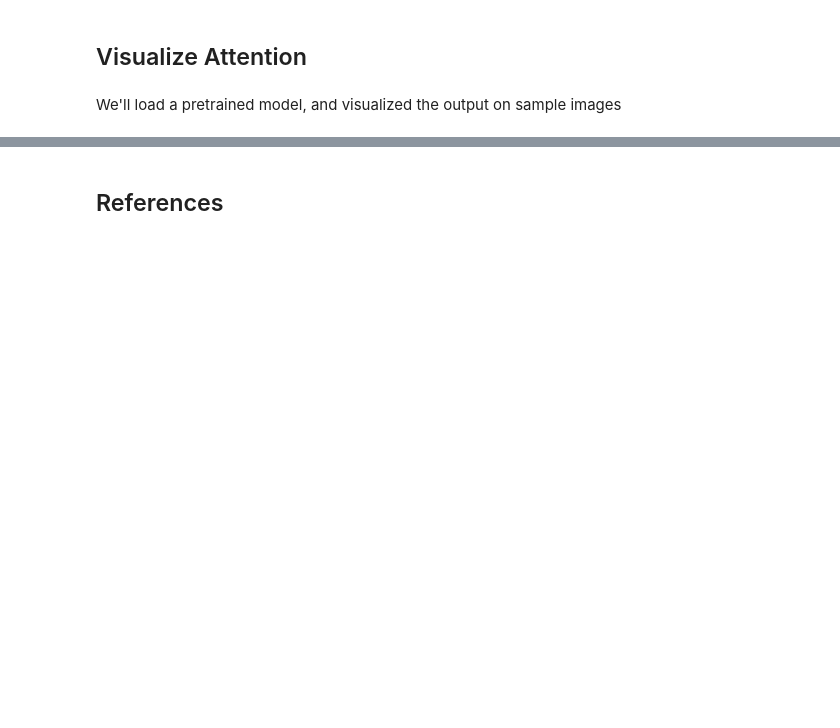
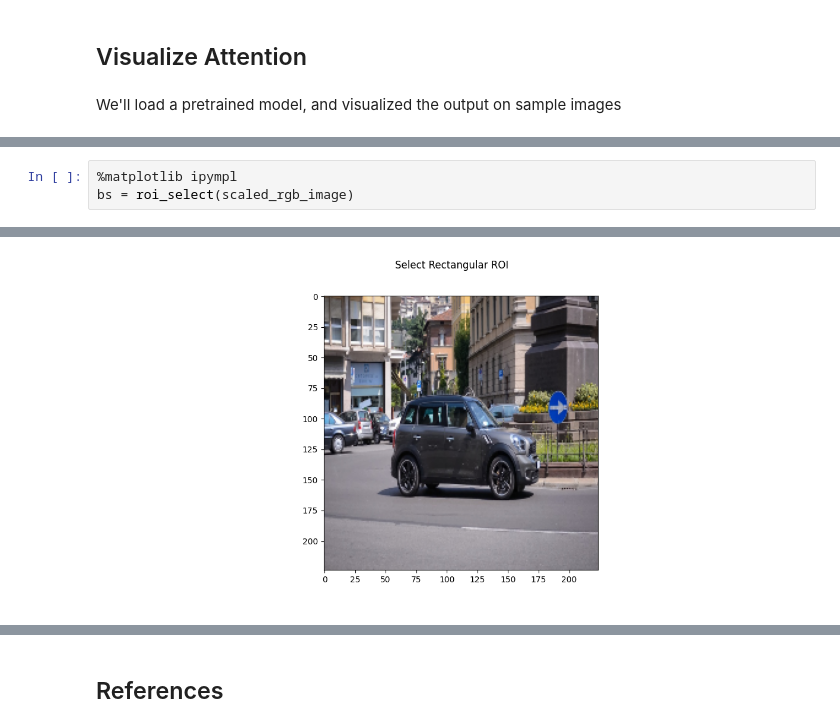
Before and after one commit to suryajayaraman/dl_blogs, a Jupyter notebook: VIT_101/notebooks/vision-transformer-vanilla.ipynb, the cells around one changed output, grey strips where cells are left out. Cells and saved outputs as stored; diff of their text form; blank space fills up the shorter version.

```diff
--- a/VIT_101/notebooks/vision-transformer-vanilla.ipynb
+++ b/VIT_101/notebooks/vision-transformer-vanilla.ipynb
@@ -330,0 +371,4 @@ import matplotlib.pyplot as plt
+# %%
+%matplotlib ipympl
+bs = roi_select(scaled_rgb_image)
+# %% [output]
@@ -330,0 +376 @@ import matplotlib.pyplot as plt
+[figure, added]
```
Also changed, not shown: parts of 39 cells of this notebook.
